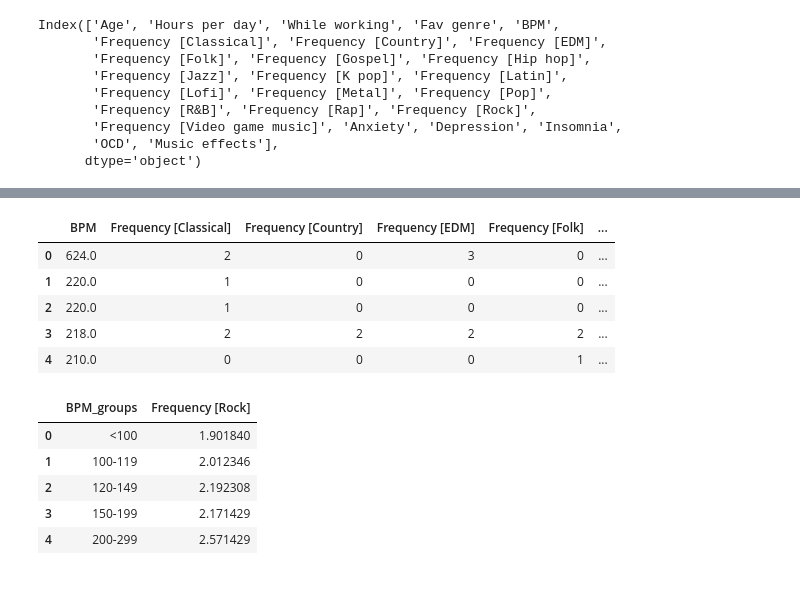
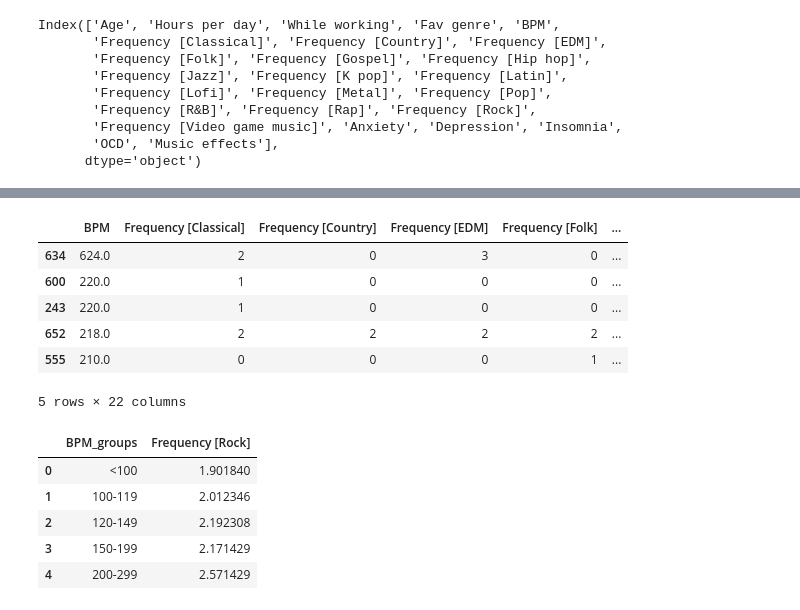
Before and after one commit to TheWizler/project1_group_10, a Jupyter notebook: Sarah's_work/Q3.ipynb, the cells around one changed output, grey strips where cells are left out. Cells and saved outputs as stored; diff of their text form; code cells hidden in the pictures.

```diff
--- a/Sarah's_work/Q3.ipynb
+++ b/Sarah's_work/Q3.ipynb
@@ -62,15 +63,13 @@ Index(['Age', 'Hours per day', 'While working', 'Fav genre', 'BPM',
 # %%
 freq_cols = ["BPM", "Frequency [Classical]", "Frequency [Country]", "Frequency [EDM]", "Frequency [Folk]", "Frequency [Gospel]",
         "Frequency [Hip hop]", "Frequency [Jazz]", "Frequency [K pop]", "Frequency [Latin]", "Frequency [Lofi]", "Frequency [Metal]",
-        "Frequency [Pop]", "Frequency [R&B]", "Frequency [Rap]", "Frequency [Rock]", "Frequency [Video game music]"]
+        "Frequency [Pop]", "Frequency [R&B]", "Frequency [Rap]", "Frequency [Rock]", "Frequency [Video game music]", "Anxiety",
+        "Depression", "Insomnia", "OCD"]
 # %%
-df_heat = df1[freq_cols]
-df_heat = df_heat.sort_values(by="BPM", ascending=False).dropna(subset="BPM")
-df_heat = df_heat.loc[df_heat["BPM"] > 0]
+df_pies = df2[freq_cols]
+df_pies = df_pies.sort_values(by="BPM", ascending=False).dropna(subset="BPM")
+df_pies = df_pies.loc[df_pies["BPM"] > 0]
 
-index_del = df_heat[df_heat["BPM"] > 700].index
-df_heat = df_heat.drop(index_del).reset_index(drop=True)
-
-df_heat.info()
+df_pies.info()
 # %% [output]
 <class 'pandas.core.frame.DataFrame'>
@@ -120,13 +92,14 @@ memory usage: 43.7 KB
 # %%
 bins = [0, 100, 120, 150, 200, 300, 630]
 groups = ["<100", "100-119", "120-149", "150-199", "200-299", ">300"]
-df_heat["BPM_groups"] = pd.cut(df_heat["BPM"], bins, labels=groups, include_lowest=True)
-df_heat.head()
+df_pies["BPM_groups"] = pd.cut(df_pies["BPM"], bins, labels=groups, include_lowest=True)
+df_pies.head()
 # %% [output]
 |  | BPM | Frequency [Classical] | Frequency [Country] | Frequency [EDM] | Frequency [Folk] | ... |
-| 0 | 624.0 | 2 | 0 | 3 | 0 | ... |
-| 1 | 220.0 | 1 | 0 | 0 | 0 | ... |
-| 2 | 220.0 | 1 | 0 | 0 | 0 | ... |
-| 3 | 218.0 | 2 | 2 | 2 | 2 | ... |
-| 4 | 210.0 | 0 | 0 | 0 | 1 | ... |
+| 634 | 624.0 | 2 | 0 | 3 | 0 | ... |
+| 600 | 220.0 | 1 | 0 | 0 | 0 | ... |
+| 243 | 220.0 | 1 | 0 | 0 | 0 | ... |
+| 652 | 218.0 | 2 | 2 | 2 | 2 | ... |
+| 555 | 210.0 | 0 | 0 | 0 | 1 | ... |
+5 rows × 22 columns
 # %%
```
Also changed, not shown: parts of 28 cells of this notebook, 2 other files.
